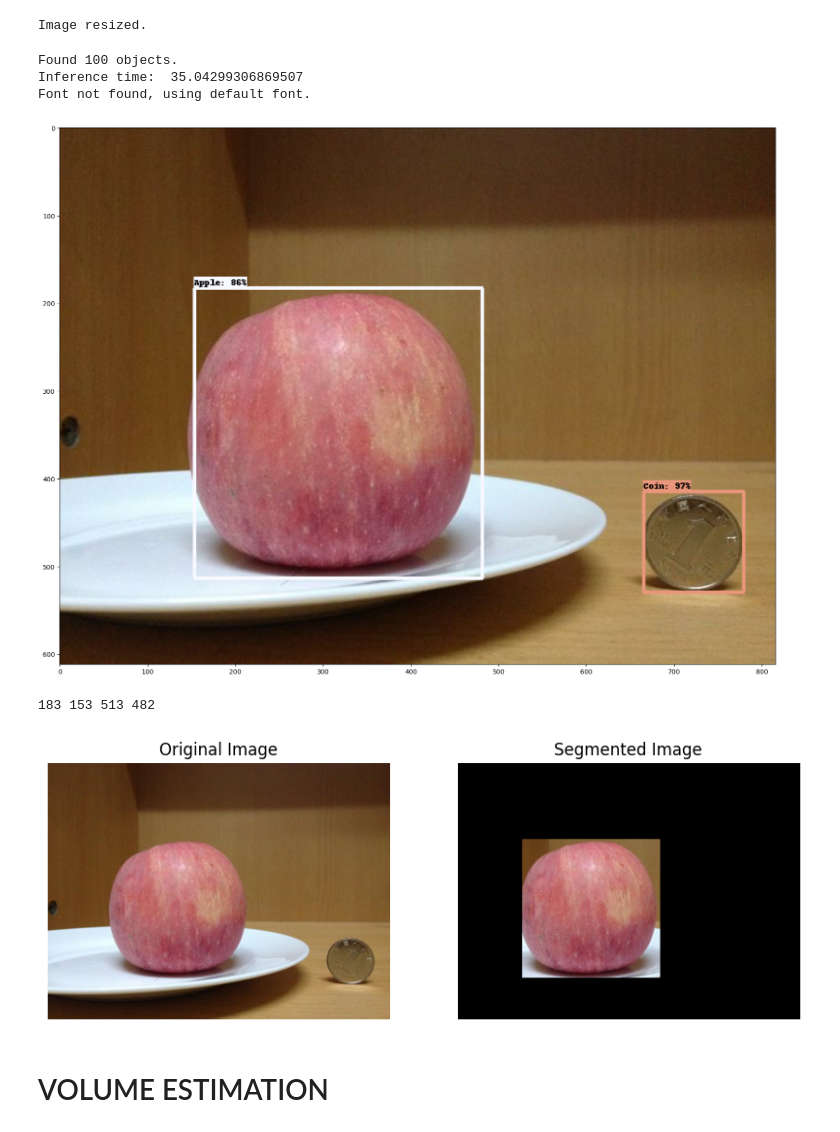
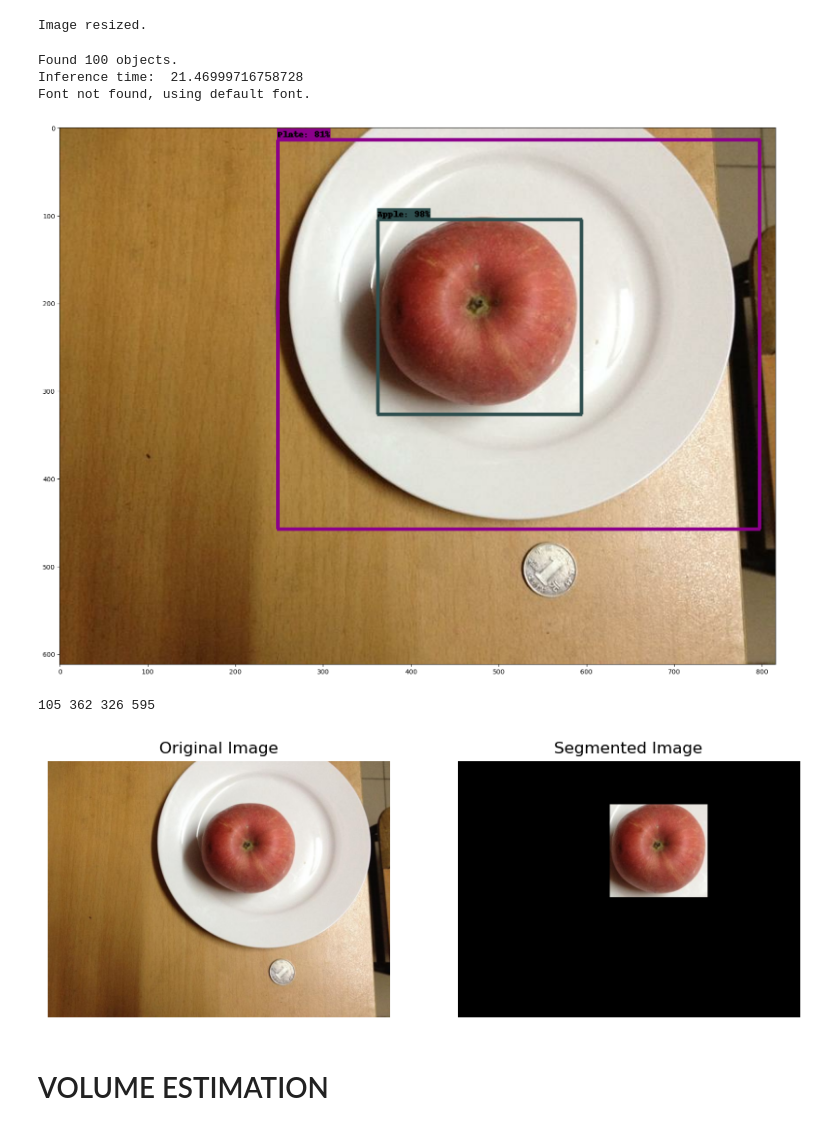
Before and after one commit to graziaperna/CV-project, a Jupyter notebook: src/Detection.ipynb, the cells around one changed output. Saved outputs shown, nothing was run; the diff lists cells and outputs as text; code cells hidden in the pictures.

```diff
--- a/src/Detection.ipynb
+++ b/src/Detection.ipynb
@@ -333,4 +253,6 @@ segmented_image_s,ymin_s, xmin_s, ymax_s, xmax_s = run_grabcut(image_path, detec
 [figure]
 # %% [markdown]
 # TOP IMAGE
+# %%
+image_path1 = '..\Dataset\JPEGImages\T\Apple\\apple002T(5).JPG'
 # %%
@@ -338,18 +260,18 @@ downloaded_image_path = resize_image(image_path, 1280, 856, True)
 # %% [output]
 Image resized.
 # %%
-image_with_boxes, detections = run_detector(detector, image_path)
+image_with_boxes, detections = run_detector(detector, image_path1)
 display_image(image_with_boxes)
 # %% [output]
 Found 100 objects.
-Inference time:  35.04299306869507
+Inference time:  21.46999716758728
 Font not found, using default font.
-[figure, old version]
+[figure, new version]
 # %%
-segmented_image_t,ymin_t, xmin_t, ymax_t, xmax_t = run_grabcut(image_path, detections)
+segmented_image_t,ymin_t, xmin_t, ymax_t, xmax_t = run_grabcut(image_path1, detections)
 # %% [output]
-183 153 513 482
+105 362 326 595
-[figure, old version]
+[figure, new version]
 # %% [markdown]
 # VOLUME ESTIMATION
 # %%
```
Also changed, not shown: parts of 6 cells of this notebook, 1 other file.
